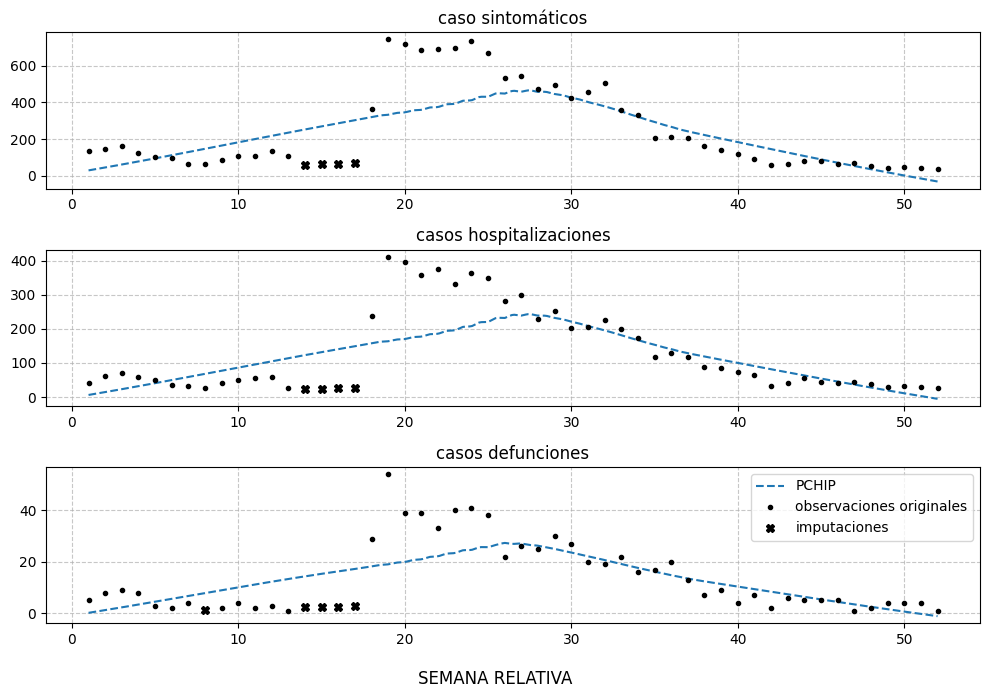
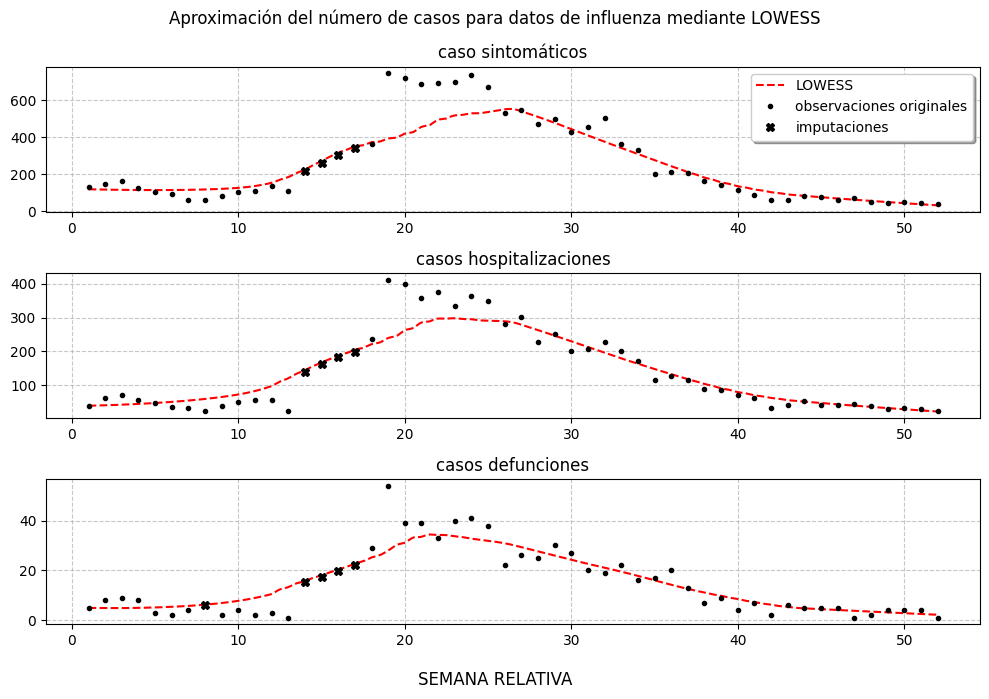
Code edit (unified diff) that turned the first committed figure into the second:
--- before
+++ after
@@ -10,17 +10,19 @@
     
     X = np.linspace(1, 52, 7*52)
-    Regression = lowess(CasosObservados, SemanasConReporte,  xvals=X)
+    Regression = lowess(CasosObservados, SemanasConReporte,  xvals=X, frac=0.4)
 
-    ax[i].plot(X, Regression, '--', label = "PCHIP", )
+    ax[i].plot(X, Regression, 'r--', label = "LOWESS", )
     ax[i].plot(SemanasConReporte, CasosObservados, 'k.', label='observaciones originales')
-    ax[i].plot(SemanasSinReporte, Regression[SemanasSinReporte], 'kX', label='imputaciones')
-    
+    ax[i].plot(SemanasSinReporte, Regression[7*SemanasSinReporte.index], 'kX', label='imputaciones')
+
     ax[i].grid(True, linestyle='--', alpha=0.7)
     ax[i].set_title(titulos[i])
 
+
 fig.supxlabel("SEMANA RELATIVA")
-
+fig.suptitle("Aproximación del número de casos para datos de influenza mediante LOWESS")
+ax[0].legend(loc='upper right', fancybox=True, shadow=True)
+ax[0].set_xlabel(None)
 
 plt.tight_layout()
-plt.legend()
 plt.show()

Commit: update